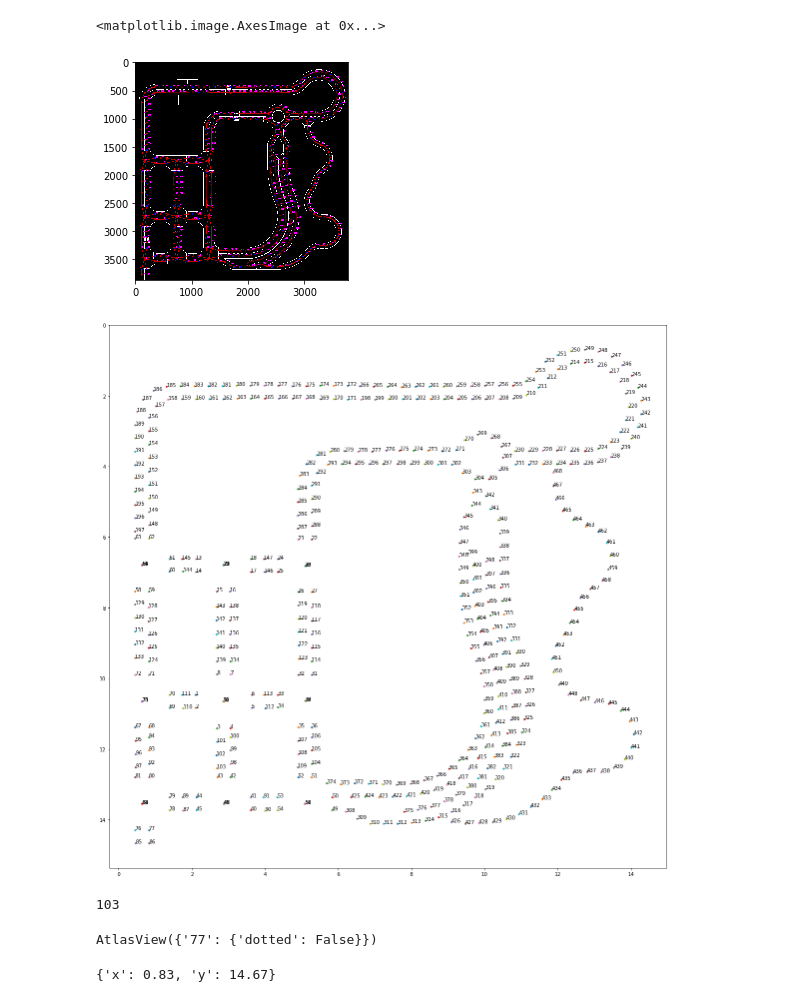
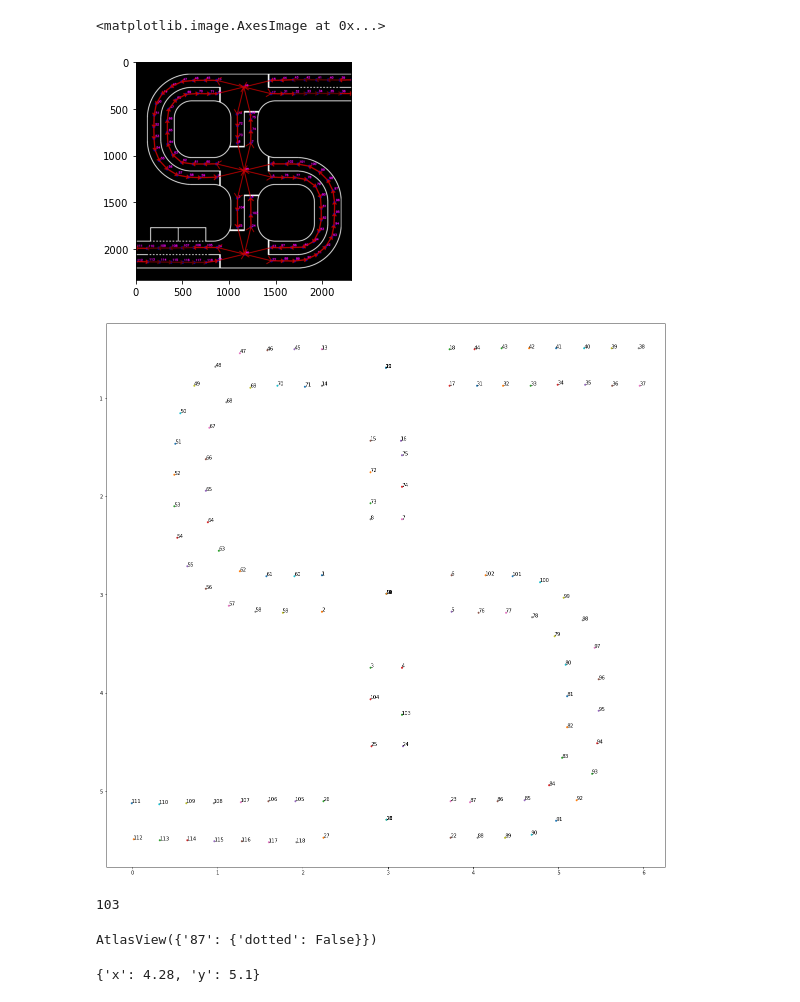
Before and after one commit to Kaushal1011/akatsuki_au_bfmc21, a Jupyter notebook: nbs/PathPlanning.ipynb, the cells around one changed output. Saved outputs shown, nothing was run; the diff lists cells and outputs as text; code cells hidden in the pictures.

```diff
--- a/nbs/PathPlanning.ipynb
+++ b/nbs/PathPlanning.ipynb
@@ -8,13 +12,13 @@ import networkx as nx
 # %%
 import matplotlib.pyplot as plt
 # %%
-G = nx.read_graphml('comp_track.graphml')
+G = nx.read_graphml('test_track.graphml')
 import cv2
-img=cv2.imread("Competition_track.png")
+img=cv2.imread("Test_track.png")
 plt.imshow(img)
 # %% [output]
 <matplotlib.image.AxesImage at 0x...>
-[figure, old version]
+[figure, new version]
 # %%
 plt.figure(figsize=(20,20))
 for node,data in G.nodes(data=True):
@@ -27,7 +31,7 @@ ax.invert_yaxis()
 # plt.legend()
 # plt.show()
 # %% [output]
-[figure, old version]
+[figure, new version]
 # %%
 for i in G.neighbors('24'):
     print(i)
@@ -66,13 +70,13 @@ path_list=dijkstra(G,'86','54')
 # %%
 G["86"]
 # %% [output]
-AtlasView({'77': {'dotted': False}})
+AtlasView({'87': {'dotted': False}})
 # %%
 node_dict=G.nodes(data=True)
 # %%
 node_dict['86']
 # %% [output]
-{'x': 0.83, 'y': 14.67}
+{'x': 4.28, 'y': 5.1}
 # %%
 coord_list=[]
 plt.figure(figsize=(20,20))
```
Also changed, not shown: parts of 21 cells of this notebook, 3 other files.
